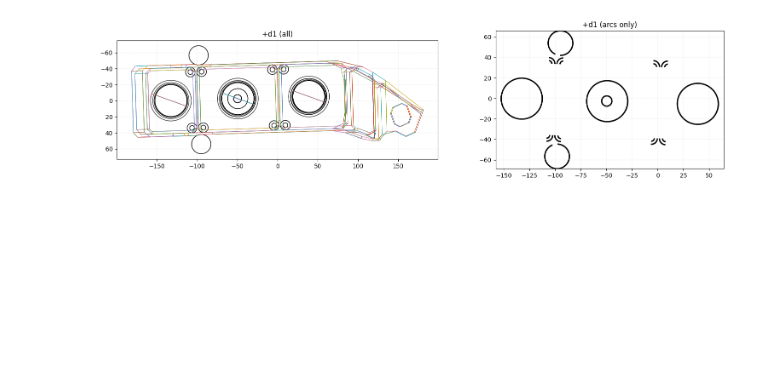
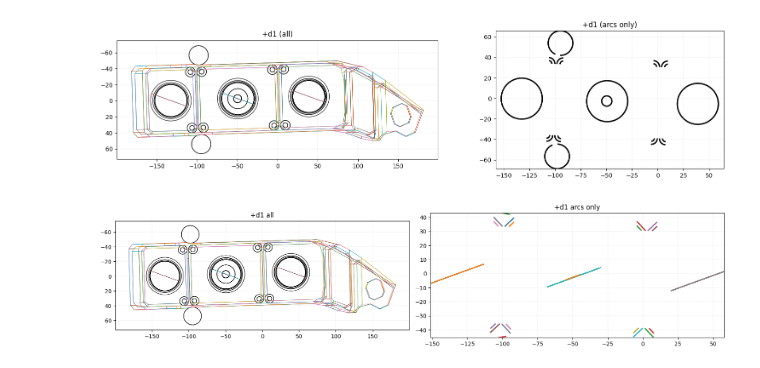
Before and after one commit to borisyich/make_drafting, a Jupyter notebook: notebooks/03_analytic_views.ipynb, the cells around one changed output. Drawn from its saved outputs; the diff is of its cells as text; code cells hidden in the pictures; blank space fills up the shorter version.

Commit message:
add plotting and drafting_vertices modules to drafting

```diff
--- a/notebooks/03_analytic_views.ipynb
+++ b/notebooks/03_analytic_views.ipynb
@@ -330,0 +368,13 @@ plt.show()
+# %%
+fig, axes = plt.subplots(1, 2, figsize=(16, 4))
+
+# слева — полный аналитический вид с кругами/рёбрами
+plot_draft_view_edges_and_circles(axes[0], view_with_arcs, title=f"{vdef.name} all")
+
+# справа — только дуги (галтели и пр.) жирно
+plot_arcs_poly_only(axes[1], view_with_arcs, title=f"{vdef.name} arcs only")
+
+plt.tight_layout()
+plt.show()
+# %% [output]
+[figure, added]
```
Also changed, not shown: parts of 6 cells of this notebook, 5 other files.
